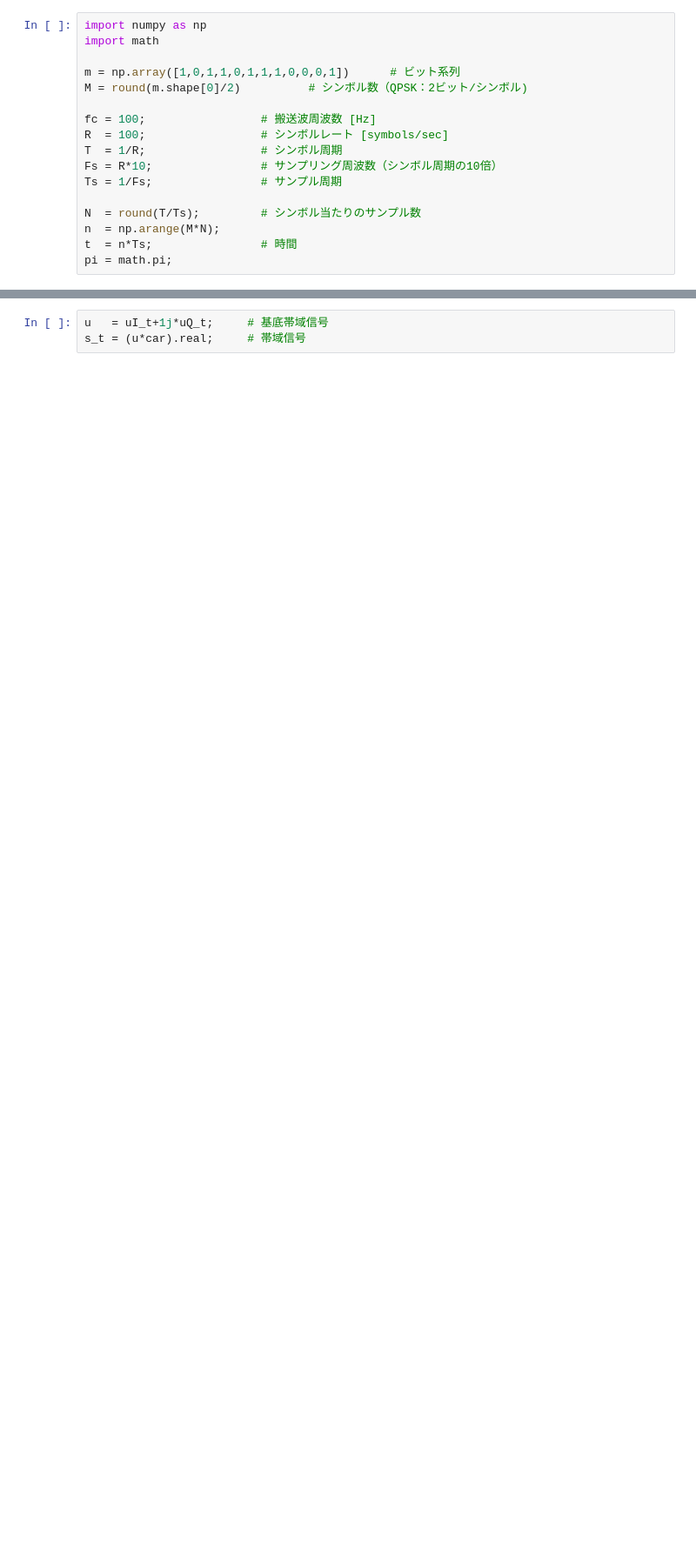
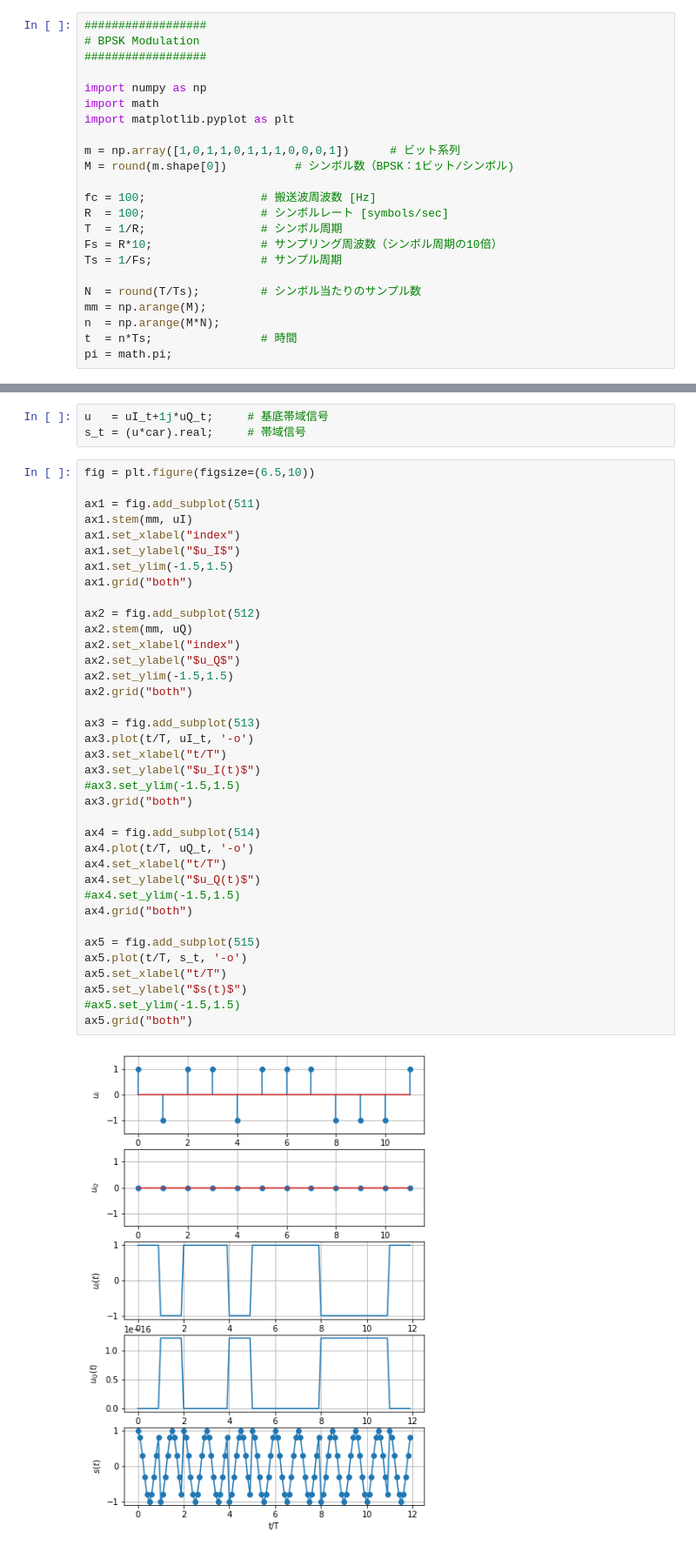
Before and after one commit to mskim-niigatau/EIC_Lab4, a Jupyter notebook: mod_demo.ipynb, the cells around one changed output, grey strips where cells are left out. Shown at 87% size. Cells and saved outputs as stored; diff of their text form; blank space fills up the shorter version.

```diff
--- a/mod_demo.ipynb
+++ b/mod_demo.ipynb
@@ -1,11 +1,16 @@
 # %% [markdown]
 <a href="https://colab.research.google.com/github/mskim-niigatau/EIC_Lab4/blob/master/mod_demo.ipynb" target="_parent"><img src="https://colab.research.google.com/assets/colab-badge.svg" alt="Open In Colab"/></a>
 # %%
+##################
+# BPSK Modulation
+##################
+
 import numpy as np
 import math
+import matplotlib.pyplot as plt
 
 m = np.array([1,0,1,1,0,1,1,1,0,0,0,1])      # ビット系列
-M = round(m.shape[0]/2)          # シンボル数（QPSK：2ビット/シンボル)
+M = round(m.shape[0])          # シンボル数（BPSK：1ビット/シンボル)
 
 fc = 100;                 # 搬送波周波数 [Hz]
 R  = 100;                 # シンボルレート [symbols/sec]
@@ -14,6 +19,7 @@ Fs = R*10;                # サンプリング周波数（シンボル周期の1
 Ts = 1/Fs;                # サンプル周期
 
 N  = round(T/Ts);         # シンボル当たりのサンプル数
+mm = np.arange(M);
 n  = np.arange(M*N);
 t  = n*Ts;                # 時間
 pi = math.pi;
@@ -49,3 +50,42 @@ for ii in range(M):
 # %%
 u   = uI_t+1j*uQ_t;     # 基底帯域信号
 s_t = (u*car).real;     # 帯域信号
+# %%
+fig = plt.figure(figsize=(6.5,10))
+
+ax1 = fig.add_subplot(511)
+ax1.stem(mm, uI)
+ax1.set_xlabel("index")
+ax1.set_ylabel("$u_I$")
+ax1.set_ylim(-1.5,1.5)
+ax1.grid("both")
+
+ax2 = fig.add_subplot(512)
+ax2.stem(mm, uQ)
+ax2.set_xlabel("index")
+ax2.set_ylabel("$u_Q$")
+ax2.set_ylim(-1.5,1.5)
+ax2.grid("both")
+
+ax3 = fig.add_subplot(513)
+ax3.plot(t/T, uI_t, '-o')
+ax3.set_xlabel("t/T")
+ax3.set_ylabel("$u_I(t)$")
+#ax3.set_ylim(-1.5,1.5)
+ax3.grid("both")
+
+ax4 = fig.add_subplot(514)
+ax4.plot(t/T, uQ_t, '-o')
+ax4.set_xlabel("t/T")
+ax4.set_ylabel("$u_Q(t)$")
+#ax4.set_ylim(-1.5,1.5)
+ax4.grid("both")
+
+ax5 = fig.add_subplot(515)
+ax5.plot(t/T, s_t, '-o')
+ax5.set_xlabel("t/T")
+ax5.set_ylabel("$s(t)$")
+#ax5.set_ylim(-1.5,1.5)
+ax5.grid("both")
+# %% [output]
+[figure, added]
```
Also changed, not shown: parts of 5 cells of this notebook.
